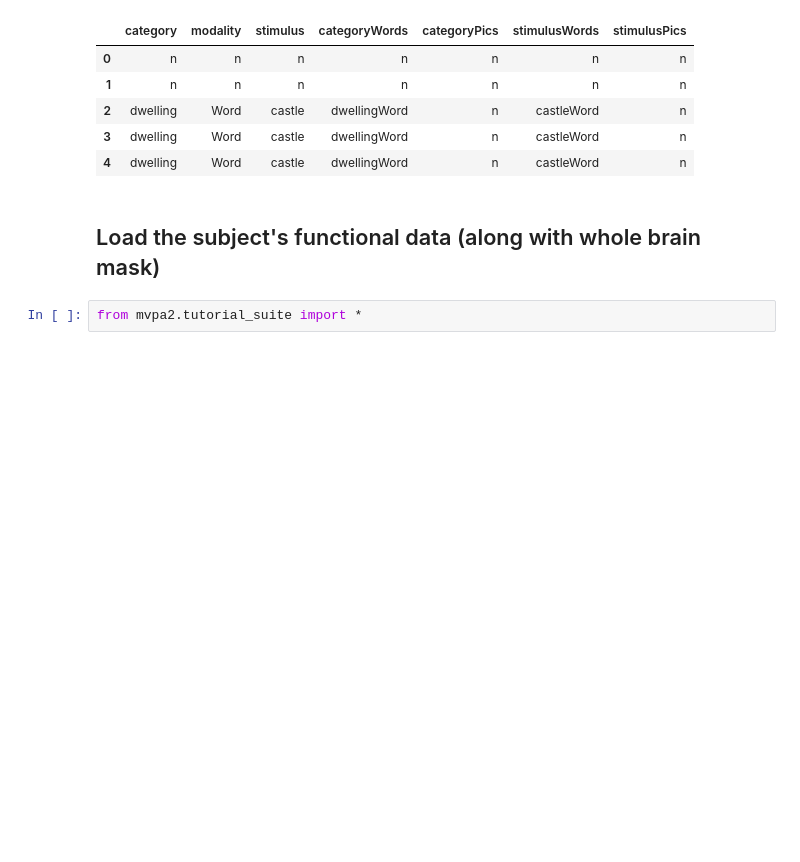
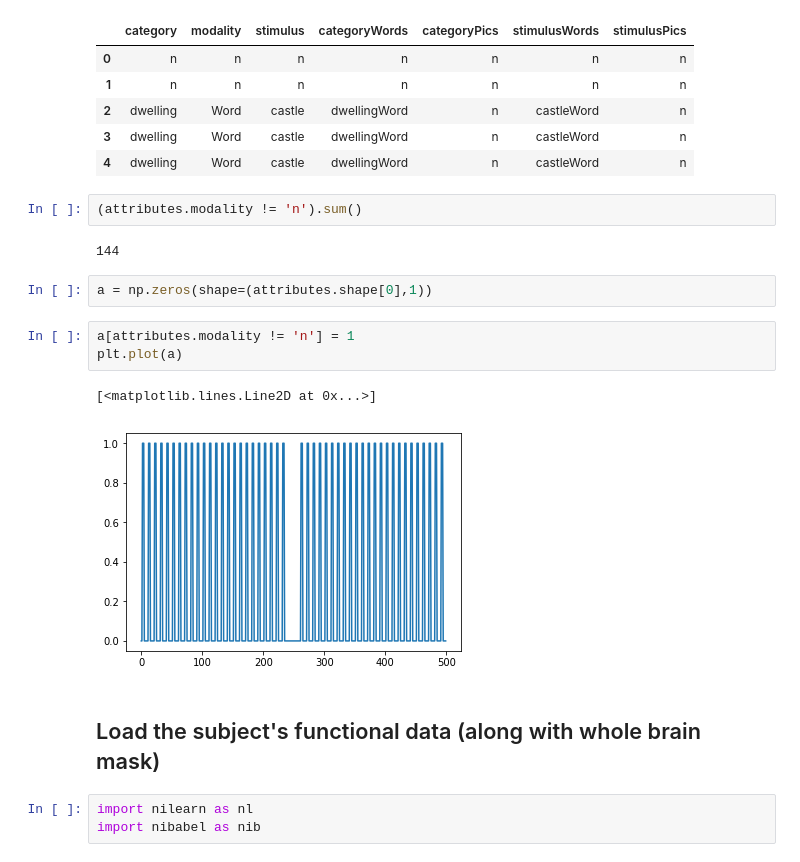
Before and after one commit to jeffmacinnes/TDLS_classify, a Jupyter notebook: analysis/TDLS_sandbox.ipynb, the cells around one changed output. Drawn from its saved outputs; the diff is of its cells as text; blank space fills up the shorter version.

```diff
--- a/analysis/TDLS_sandbox.ipynb
+++ b/analysis/TDLS_sandbox.ipynb
@@ -116,8 +146,21 @@ attributes.head()
 | 2 | dwelling | Word | castle | dwellingWord | n | castleWord | n |
 | 3 | dwelling | Word | castle | dwellingWord | n | castleWord | n |
 | 4 | dwelling | Word | castle | dwellingWord | n | castleWord | n |
+# %%
+(attributes.modality != 'n').sum()
+# %% [output]
+144
+# %%
+a = np.zeros(shape=(attributes.shape[0],1))
+# %%
+a[attributes.modality != 'n'] = 1
+plt.plot(a)
+# %% [output]
+[<matplotlib.lines.Line2D at 0x...>]
+[figure, added]
 # %% [markdown]
 ## Load the subject's functional data (along with whole brain mask)
-# %%
-from mvpa2.tutorial_suite import *
+# %%
+import nilearn as nl
+import nibabel as nib
 # %%
```
Also changed, not shown: parts of 13 cells of this notebook, 5 other files.
